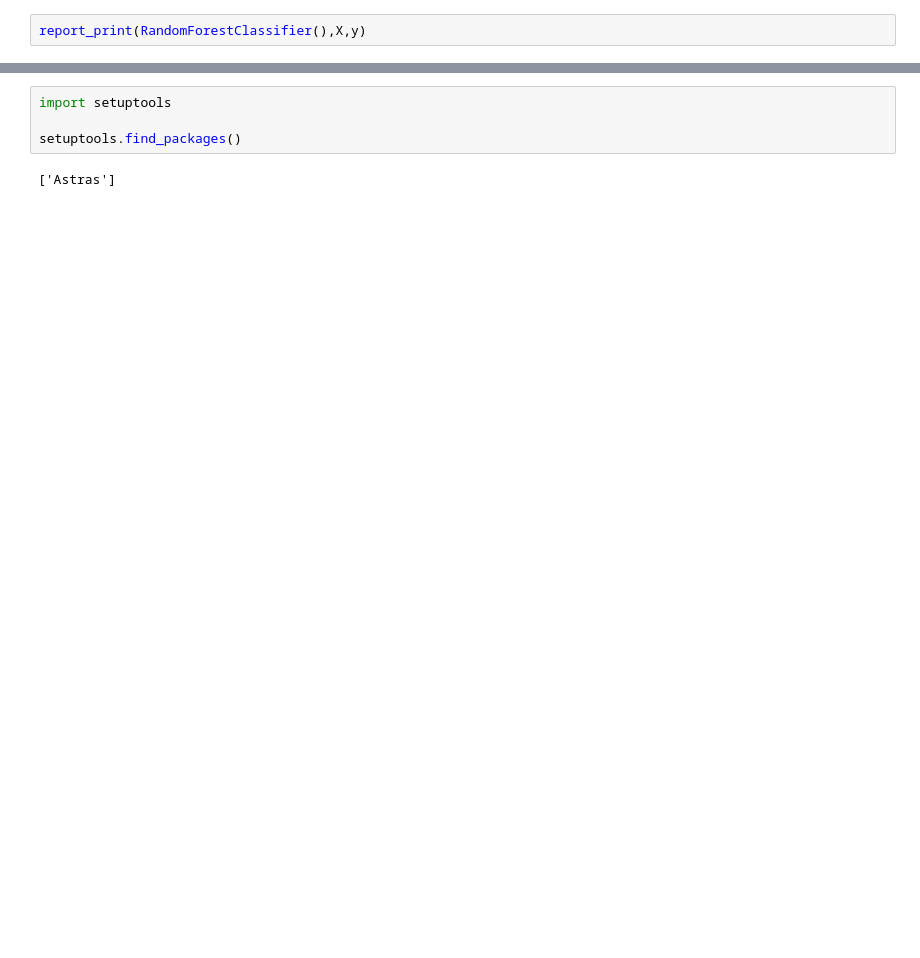
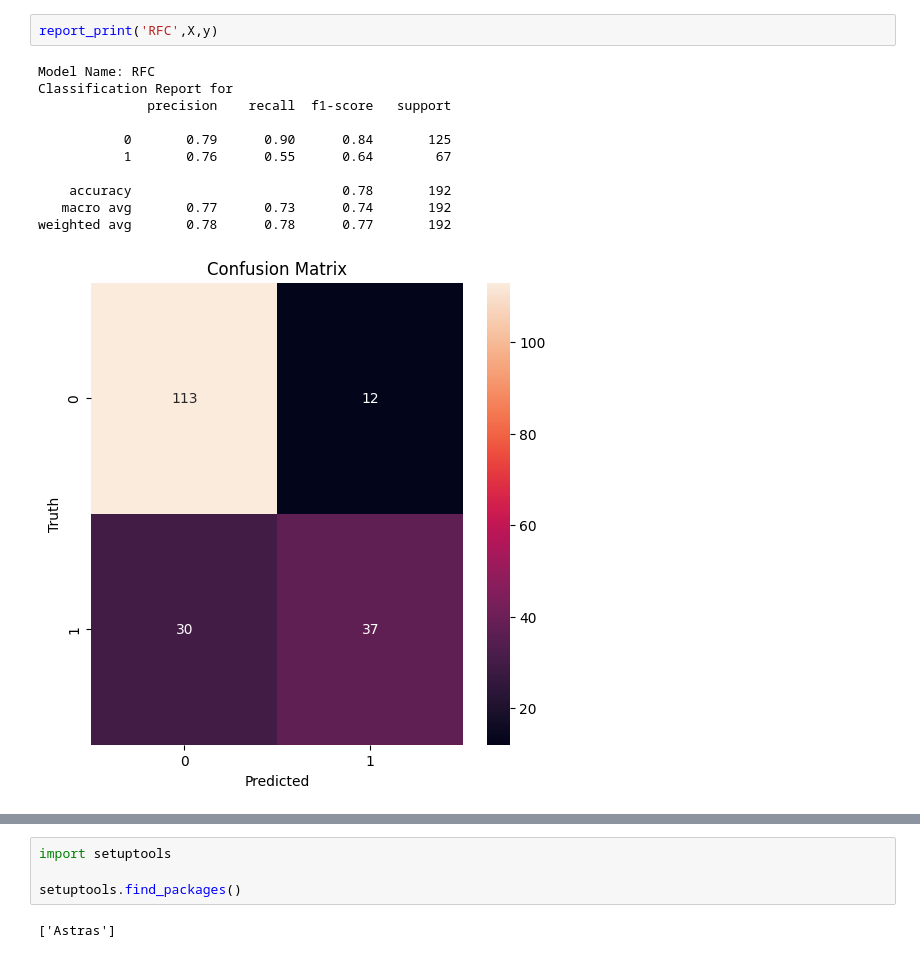
Before and after one commit to Harsh502s/Package, a Jupyter notebook: test.ipynb, the cells around one changed output, grey strips where cells are left out. Drawn from its saved outputs; the diff is of its cells as text; blank space fills up the shorter version.

```diff
--- a/test.ipynb
+++ b/test.ipynb
@@ -34,2 +82,14 @@ report_print(DecisionTreeClassifier(),X,y)
 # %%
-report_print(RandomForestClassifier(),X,y)
+report_print('RFC',X,y)
+# %% [output]
+Model Name: RFC
+Classification Report for
+              precision    recall  f1-score   support
+
+           0       0.79      0.90      0.84       125
+           1       0.76      0.55      0.64        67
+
+    accuracy                           0.78       192
+   macro avg       0.77      0.73      0.74       192
+weighted avg       0.78      0.78      0.77       192
+[figure, added]
```
Also changed, not shown: parts of 7 cells of this notebook, 7 other files.
